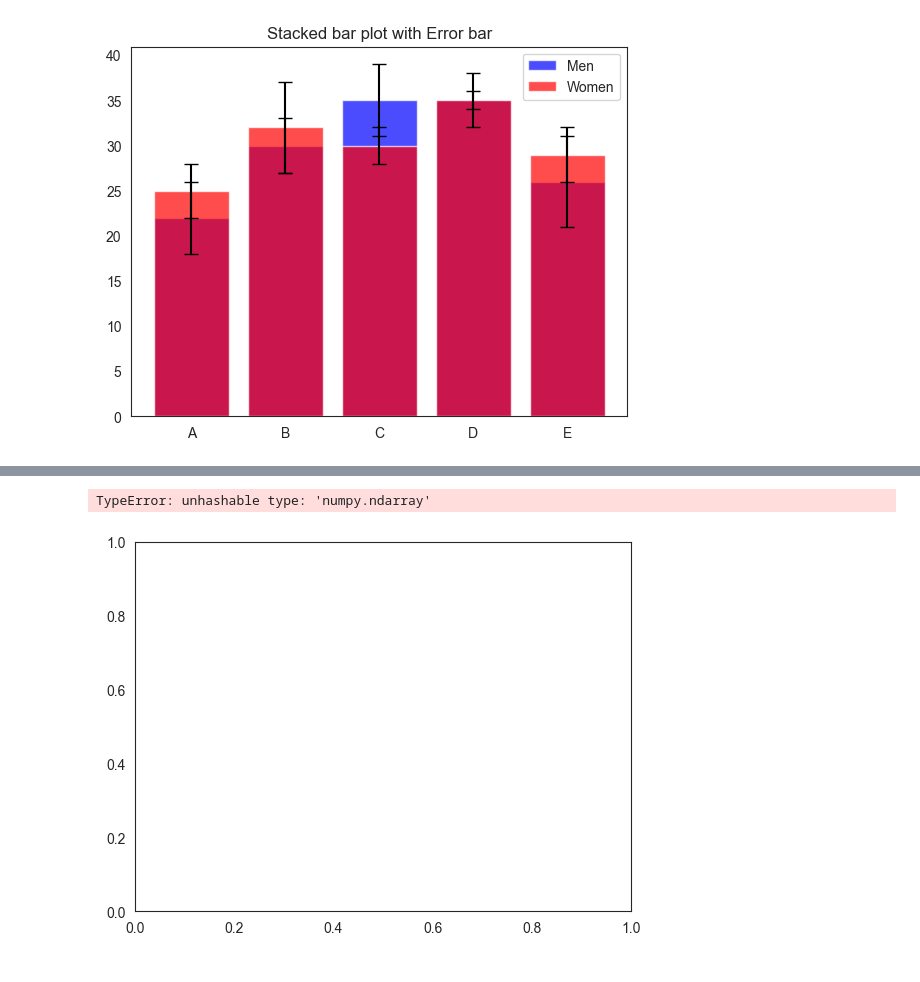
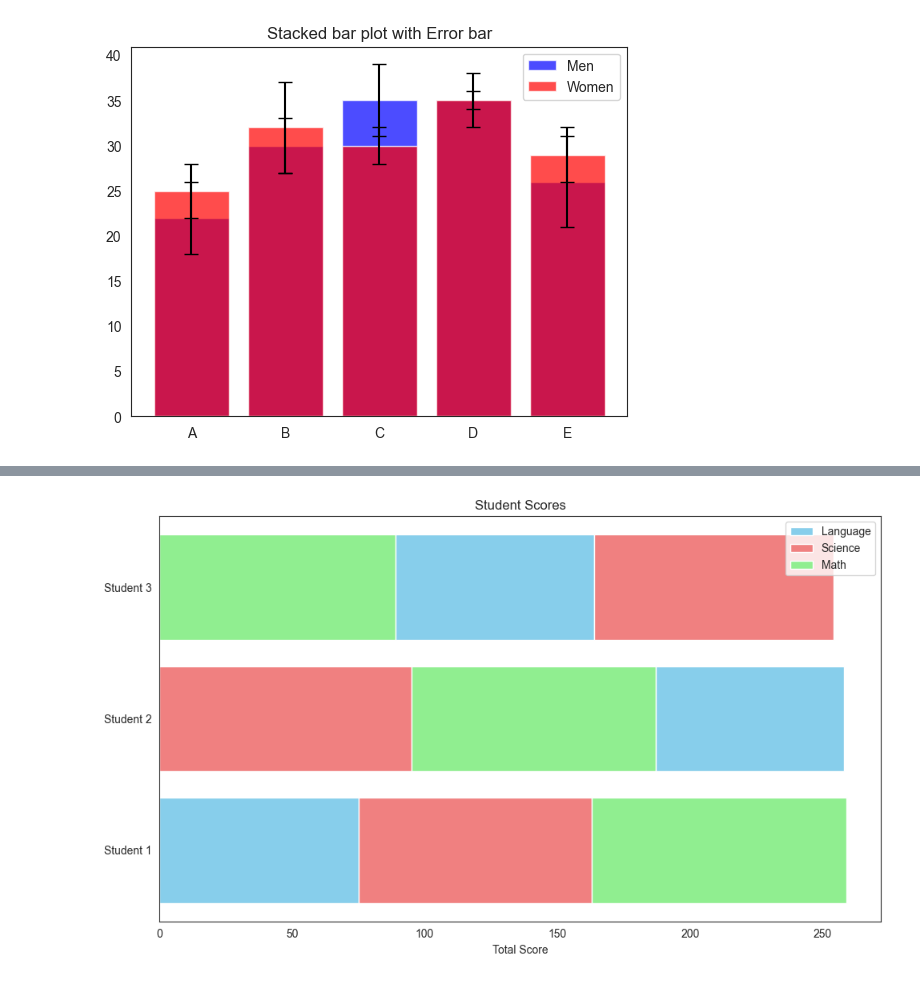
Before and after one commit to gpgaikwad576/DAIAugust2025, a Jupyter notebook: DA/Pankaj/assigs/assig5.ipynb, the cells around one changed output, grey strips where cells are left out. Drawn from its saved outputs; the diff is of its cells as text; code cells hidden in the pictures.

```diff
--- a/DA/Pankaj/assigs/assig5.ipynb
+++ b/DA/Pankaj/assigs/assig5.ipynb
@@ -213,17 +242,26 @@ plt.show()
 # %%
 # 15. Write a Python program to create a horizontal bar chart with differently
 # ordered colors.
 # Sample Data Set:
 subjects = [['Language','Science','Math'],
 ['Science','Math','Language'],
 ['Math','Language','Science']]
-
-# numbers = [{'Language':75, 'Science':88, 'Math':96},
-# {'Language':71, 'Science':95, 'Math':92},
-# {'Language':75, 'Science':90, 'Math':89}]
-numbers = [[75,88,96],[71,95,92],[75,90,89]]
-plt.plot(numbers,subjects)
-plt.gca().invert_yaxis()
+marks = [{'Language':75, 'Science':88, 'Math':96},
+           {'Language':71, 'Science':95, 'Math':92},
+           {'Language':75, 'Science':90, 'Math':89}]
+colors = {'Language':'skyblue','Science':'lightcoral','Math':'lightgreen'}
+students = ['Student 1','Student 2','Student 3']
+fig,ax = plt.subplots(figsize=(10,6))
+for i,(subjects,marks) in enumerate(zip(subjects,marks)):
+    # print(i,order,data)
+    left =0
+    for subject in subjects:
+        ax.barh(students[i],marks[subject],left = left,color = colors[subject],label = subject if i==0 else "")
+        left += marks[subject]
+plt.xlabel('Total Score')
+plt.title('Student Scores')
+plt.legend()
+plt.tight_layout()
+plt.show()
 # %% [output]
-TypeError: unhashable type: 'numpy.ndarray'
-[figure, old version]
+[figure, new version]
```
Also changed, not shown: parts of 3 cells of this notebook, 2 other files.
